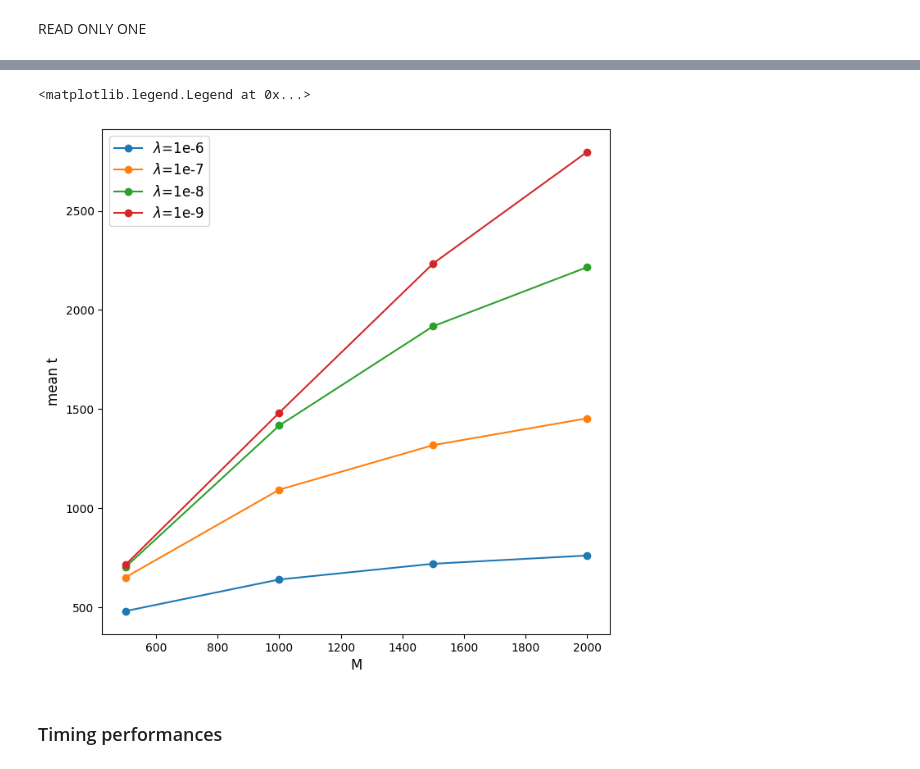
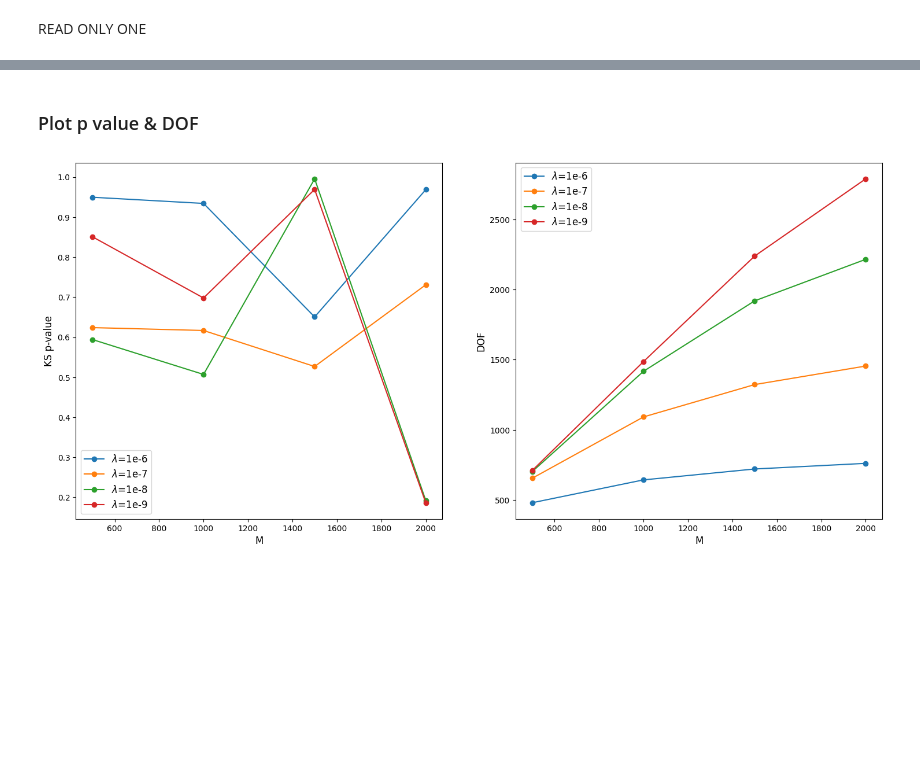
Before and after one commit to PietroCappelli/NPLM-Falkon, a Jupyter notebook: creditcard_study/dataset_study.ipynb, the cells around one changed output, grey strips where cells are left out. Saved outputs shown, nothing was run; the diff lists cells and outputs as text; code cells hidden in the pictures; blank space fills up the shorter version.

```diff
--- a/creditcard_study/dataset_study.ipynb
+++ b/creditcard_study/dataset_study.ipynb
@@ -514,19 +552,29 @@ save_csv(config)
+# %% [markdown]
+### Plot p value & DOF
 # %%
 df_m = pd.read_csv("/home/ubuntu/NPLM-Falkon/output/bank_data/results/results.csv", sep="\t")
 
-fig, ax = plt.subplots(figsize=(8,8))
+fig, ax = plt.subplots(figsize=(18,8), nrows=1, ncols=2)
 df_m = df_m.sort_values('M', ascending =False)
 
-ax.plot(df_m[df_m['lambda']==1e-6]['M'], df_m[df_m['lambda']==1e-6]['median'], marker='o', markersize=6, label="$\lambda$=1e-6")
-ax.plot(df_m[df_m['lambda']==1e-7]['M'], df_m[df_m['lambda']==1e-7]['median'], marker='o', markersize=6, label="$\lambda$=1e-7")
-ax.plot(df_m[df_m['lambda']==1e-8]['M'], df_m[df_m['lambda']==1e-8]['median'], marker='o', markersize=6, label="$\lambda$=1e-8")
-ax.plot(df_m[df_m['lambda']==1e-9]['M'], df_m[df_m['lambda']==1e-9]['median'], marker='o', markersize=6, label="$\lambda$=1e-9")
+ax[0].plot(df_m[df_m['lambda']==1e-6]['M'], df_m[df_m['lambda']==1e-6]['p_value'], marker='o', markersize=6, label="$\lambda$=1e-6")
+ax[0].plot(df_m[df_m['lambda']==1e-7]['M'], df_m[df_m['lambda']==1e-7]['p_value'], marker='o', markersize=6, label="$\lambda$=1e-7")
+ax[0].plot(df_m[df_m['lambda']==1e-8]['M'], df_m[df_m['lambda']==1e-8]['p_value'], marker='o', markersize=6, label="$\lambda$=1e-8")
+ax[0].plot(df_m[df_m['lambda']==1e-9]['M'], df_m[df_m['lambda']==1e-9]['p_value'], marker='o', markersize=6, label="$\lambda$=1e-9")
 
-ax.set_xlabel('M', fontsize=12)
-ax.set_ylabel('mean t', fontsize=12)
-ax.legend(fontsize =12)
+ax[0].set_xlabel('M', fontsize=12)
+ax[0].set_ylabel('KS p-value', fontsize=12)
+ax[0].legend(fontsize=12)
+
+ax[1].plot(df_m[df_m['lambda']==1e-6]['M'], df_m[df_m['lambda']==1e-6]['dof'], marker='o', markersize=6, label="$\lambda$=1e-6")
+ax[1].plot(df_m[df_m['lambda']==1e-7]['M'], df_m[df_m['lambda']==1e-7]['dof'], marker='o', markersize=6, label="$\lambda$=1e-7")
+ax[1].plot(df_m[df_m['lambda']==1e-8]['M'], df_m[df_m['lambda']==1e-8]['dof'], marker='o', markersize=6, label="$\lambda$=1e-8")
+ax[1].plot(df_m[df_m['lambda']==1e-9]['M'], df_m[df_m['lambda']==1e-9]['dof'], marker='o', markersize=6, label="$\lambda$=1e-9")
+
+ax[1].set_xlabel('M', fontsize=12)
+ax[1].set_ylabel('DOF', fontsize=12)
+ax[1].legend(fontsize =12)
+
+# plt.savefig('/home/ubuntu/NPLM-Falkon/plot/bank/p_value_vs_M.png', format='png', dpi=300, facecolor="white")
 # %% [output]
-<matplotlib.legend.Legend at 0x...>
-[figure, old version]
+[figure, new version]
-# %% [markdown]
-### Timing performances
```
Also changed, not shown: parts of 26 cells of this notebook, 2 other files.
